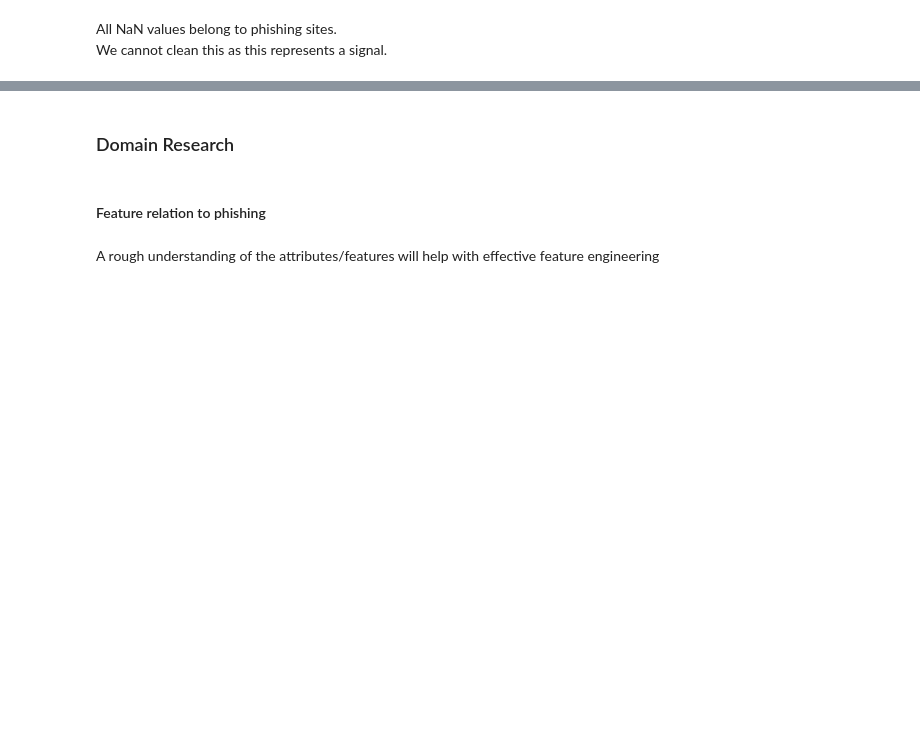
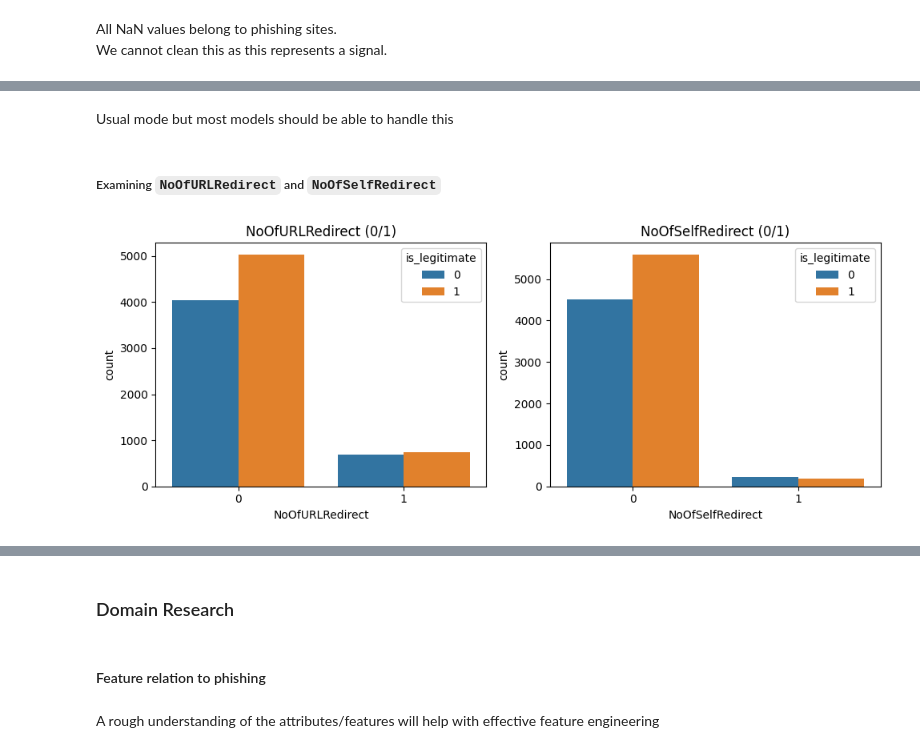
Before and after one commit to CatoYang/AIAP-Assessments, a Jupyter notebook: AIAP22 EDA.ipynb, the cells around one changed output, grey strips where cells are left out. Saved outputs shown, nothing was run; the diff lists cells and outputs as text; code cells hidden in the pictures; blank space fills up the shorter version.

```diff
--- a/AIAP22 EDA.ipynb
+++ b/AIAP22 EDA.ipynb
@@ -455,0 +493,17 @@ We cannot clean this as this represents a signal.
+# %% [markdown]
+Usual mode but most models should be able to handle this
+# %% [markdown]
+##### Examining `NoOfURLRedirect` and `NoOfSelfRedirect`
+# %%
+fig, axes = plt.subplots(1, 2, figsize=(10, 4))
+
+sns.countplot(x='NoOfURLRedirect', data=df_data, hue='is_legitimate', ax=axes[0])
+axes[0].set_title('NoOfURLRedirect (0/1)')
+
+sns.countplot(x='NoOfSelfRedirect', data=df_data, hue='is_legitimate',ax=axes[1])
+axes[1].set_title('NoOfSelfRedirect (0/1)')
+
+plt.tight_layout()
+plt.show()
+# %% [output]
+[figure, added]
```
Also changed, not shown: parts of 85 cells of this notebook.
